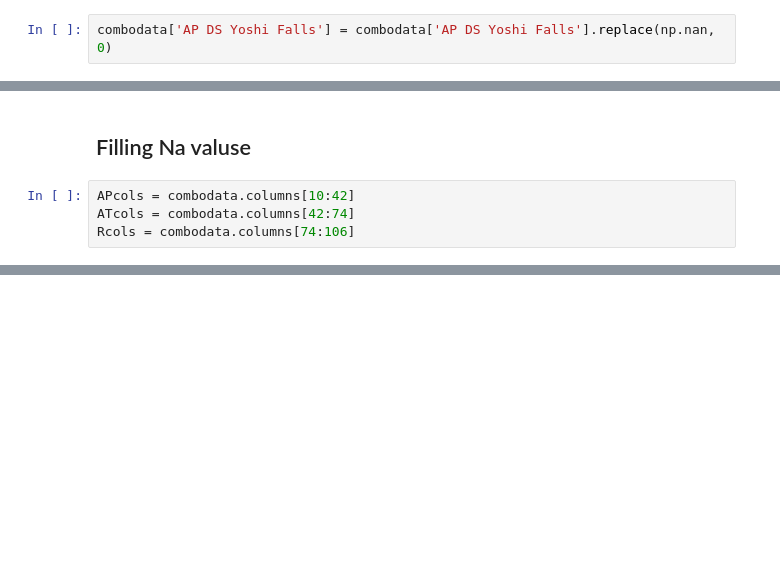
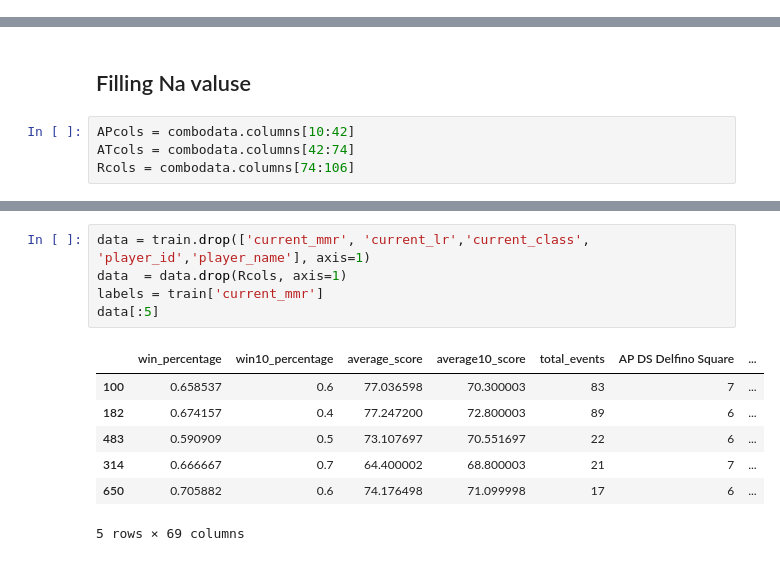
Before and after one commit to fordjackson26/CS5394Project3, a Jupyter notebook: loungedata.ipynb, the cells around one changed output, grey strips where cells are left out. Saved outputs shown, nothing was run; the diff lists cells and outputs as text; blank space fills up the shorter version.

```diff
--- a/loungedata.ipynb
+++ b/loungedata.ipynb
@@ -184,2 +199,0 @@ combodata.shape
-# %%
-combodata['AP DS Yoshi Falls'] = combodata['AP DS Yoshi Falls'].replace(np.nan, 0)
@@ -200,0 +331,13 @@ for T in ATcols:
+# %%
+data = train.drop(['current_mmr', 'current_lr','current_class', 'player_id','player_name'], axis=1)
+data  = data.drop(Rcols, axis=1)
+labels = train['current_mmr']
+data[:5]
+# %% [output]
+|  | win_percentage | win10_percentage | average_score | average10_score | total_events | AP DS Delfino Square | ... |
+| 100 | 0.658537 | 0.6 | 77.036598 | 70.300003 | 83 | 7 | ... |
+| 182 | 0.674157 | 0.4 | 77.247200 | 72.800003 | 89 | 6 | ... |
+| 483 | 0.590909 | 0.5 | 73.107697 | 70.551697 | 22 | 6 | ... |
+| 314 | 0.666667 | 0.7 | 64.400002 | 68.800003 | 21 | 7 | ... |
+| 650 | 0.705882 | 0.6 | 74.176498 | 71.099998 | 17 | 6 | ... |
+5 rows × 69 columns
```
Also changed, not shown: parts of 42 cells of this notebook.
